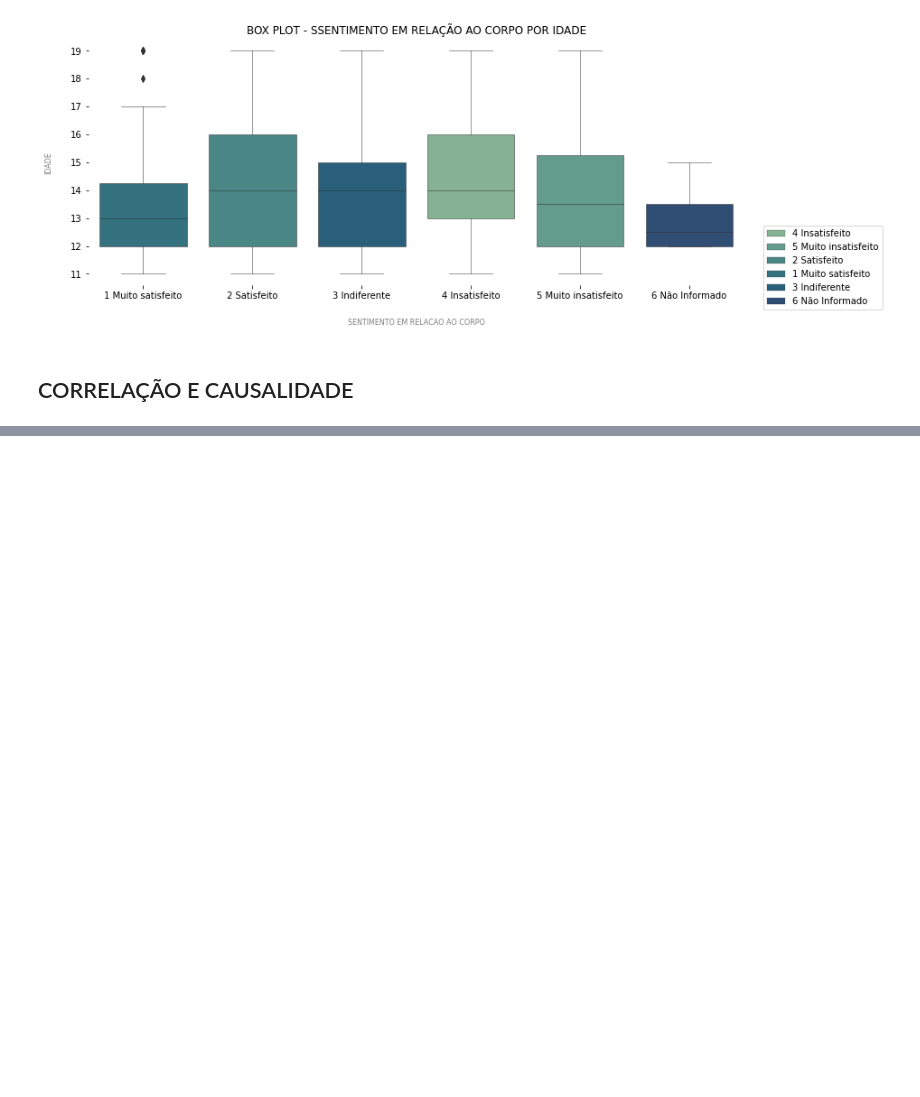
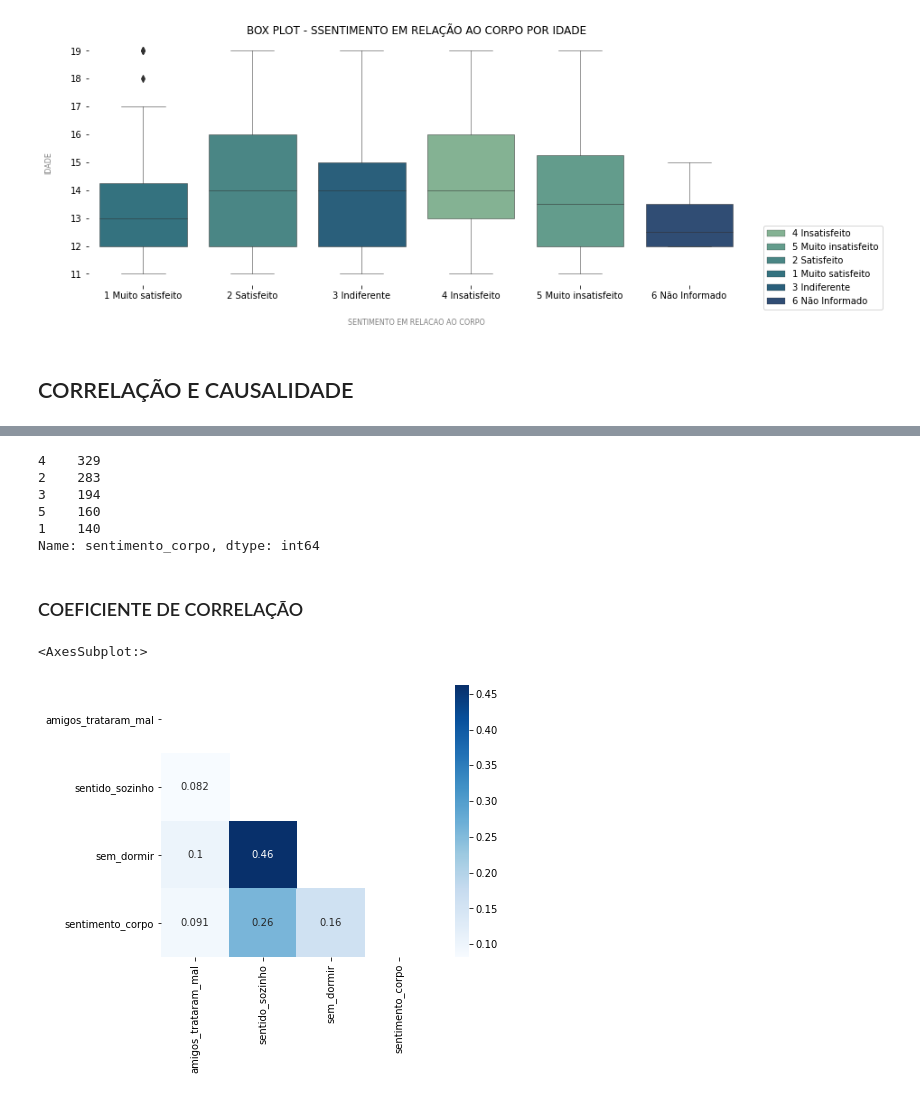
Before and after one commit to daianeklein/bootcamp-Alura, a Jupyter notebook: Desafio-Modulo3.ipynb, the cells around one changed output, grey strips where cells are left out. Saved outputs shown, nothing was run; the diff lists cells and outputs as text; code cells hidden in the pictures; blank space fills up the shorter version.

```diff
--- a/Desafio-Modulo3.ipynb
+++ b/Desafio-Modulo3.ipynb
@@ -398,0 +419,11 @@ sns.heatmap(correlacao, annot=True)
+# %%
+# colunas selecionadas
+c = ['motivo_bul','amigos_trataram_bem', 'amigos_trataram_mal', 'sentido_sozinho','sem_dormir', 'qt_amigos',
+     'imagem_corporal', 'sentimento_corpo', 'corpo', 'fazendo_corpo', 'remedio_perder_peso',
+     'remedio_perder_peso_sem_medico', 'remedio_ganhar_peso']
+
+# 'Filtrando' o dataframe com as colunas selecionadas
+c = df[c]
+
+# Selecionando somente os alunos que sofreram bullyng devido a aparência do corpo
+c = c[c['motivo_bul'] == 4]
@@ -398,0 +469,34 @@ sns.heatmap(correlacao, annot=True)
+# %%
+# Selecionando as variáveis
+var = c[['amigos_trataram_mal', 'sentido_sozinho', 'sem_dormir', 'sentimento_corpo']]
+
+# Verificando que existem respostas com 99, o que pode distorcer os resultados. Estas resposta (apenas 4) serão
+# excluidas do dataframe
+# Selecionando os índices que possuem resposta 99
+r = var[var['sentimento_corpo'] == 99].index
+
+# Excluindo os indices (variável r)
+var.drop(r, axis=0, inplace = True)
+
+# Verificando se está correto
+var['sentimento_corpo'].value_counts()
+# %% [output]
+4    329
+2    283
+3    194
+5    160
+1    140
+Name: sentimento_corpo, dtype: int64
+# %% [markdown]
+### COEFICIENTE DE CORRELAÇÃO
+# %%
+# Plotando a matiz de correlação
+correlacao = var.corr()
+
+mask = np.triu(np.ones_like(correlacao, dtype=bool))
+
+plt.figure(figsize=(8,5))
+sns.heatmap(correlacao, annot=True, square = True, mask = mask, cmap = 'Blues')
+# %% [output]
+<AxesSubplot:>
+[figure, added]
```
Also changed, not shown: parts of 7 cells of this notebook.
